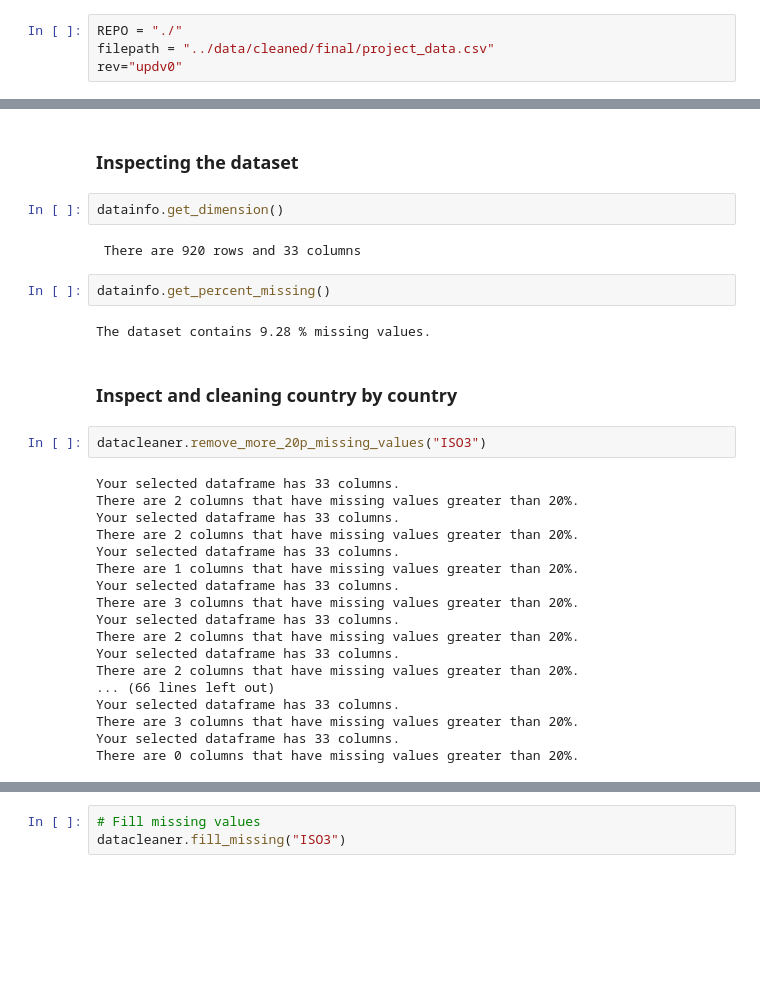
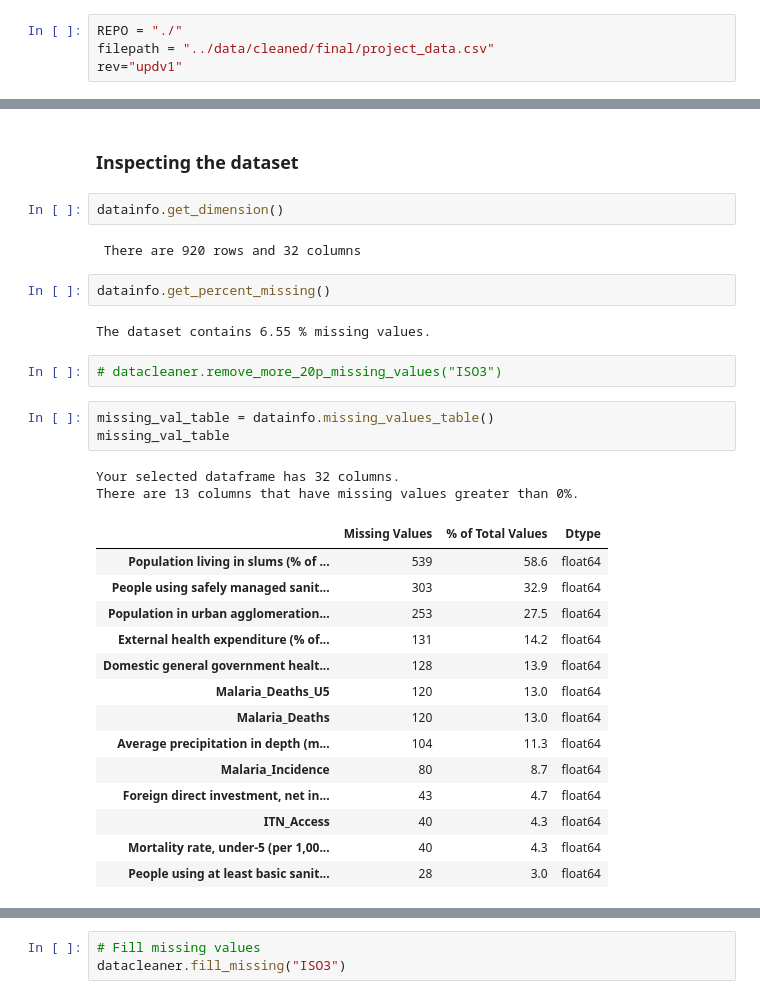
Before and after one commit to Josias-Ounsinli/Assessing-Short-and-Long-Term-Malaria-Transmission-and-Burden-Under-Various-Vaccination-Scenarios, a Jupyter notebook: notebooks/data_cleaning.ipynb, the cells around one changed output, grey strips where cells are left out. Drawn from its saved outputs; the diff is of its cells as text; blank space fills up the shorter version.

```diff
--- a/notebooks/data_cleaning.ipynb
+++ b/notebooks/data_cleaning.ipynb
@@ -24,7 +24,7 @@ transformer = DataTransformer()
 # %%
 REPO = "./"
 filepath = "../data/cleaned/final/project_data.csv"
-rev="updv0"
+rev="updv1"
 # %% [markdown]
 ### Importing
 # %%
@@ -73,30 +69,30 @@ datacleaner = DataFrameCleaner(data)
 # %%
 datainfo.get_dimension()
 # %% [output]
- There are 920 rows and 33 columns
+ There are 920 rows and 32 columns
 # %%
 datainfo.get_percent_missing()
 # %% [output]
-The dataset contains 9.28 % missing values.
+The dataset contains 6.55 % missing values.
-# %% [markdown]
-### Inspect and cleaning country by country
 # %%
-datacleaner.remove_more_20p_missing_values("ISO3")
+# datacleaner.remove_more_20p_missing_values("ISO3")
-# %% [output]
-Your selected dataframe has 33 columns.
-There are 2 columns that have missing values greater than 20%.
-Your selected dataframe has 33 columns.
-There are 2 columns that have missing values greater than 20%.
-Your selected dataframe has 33 columns.
-There are 1 columns that have missing values greater than 20%.
-Your selected dataframe has 33 columns.
-There are 3 columns that have missing values greater than 20%.
-Your selected dataframe has 33 columns.
-There are 2 columns that have missing values greater than 20%.
-Your selected dataframe has 33 columns.
-There are 2 columns that have missing values greater than 20%.
-... (66 lines left out)
-Your selected dataframe has 33 columns.
-There are 3 columns that have missing values greater than 20%.
-Your selected dataframe has 33 columns.
-There are 0 columns that have missing values greater than 20%.
+# %%
+missing_val_table = datainfo.missing_values_table()
+missing_val_table
+# %% [output]
+Your selected dataframe has 32 columns.
+There are 13 columns that have missing values greater than 0%.
+|  | Missing Values | % of Total Values | Dtype |
+| Population living in slums (% of ... | 539 | 58.6 | float64 |
+| People using safely managed sanit... | 303 | 32.9 | float64 |
+| Population in urban agglomeration... | 253 | 27.5 | float64 |
+| External health expenditure (% of... | 131 | 14.2 | float64 |
+| Domestic general government healt... | 128 | 13.9 | float64 |
+| Malaria_Deaths_U5 | 120 | 13.0 | float64 |
+| Malaria_Deaths | 120 | 13.0 | float64 |
+| Average precipitation in depth (m... | 104 | 11.3 | float64 |
+| Malaria_Incidence | 80 | 8.7 | float64 |
+| Foreign direct investment, net in... | 43 | 4.7 | float64 |
+| ITN_Access | 40 | 4.3 | float64 |
+| Mortality rate, under-5 (per 1,00... | 40 | 4.3 | float64 |
+| People using at least basic sanit... | 28 | 3.0 | float64 |
```
Also changed, not shown: parts of 35 cells of this notebook, 2 other files.
